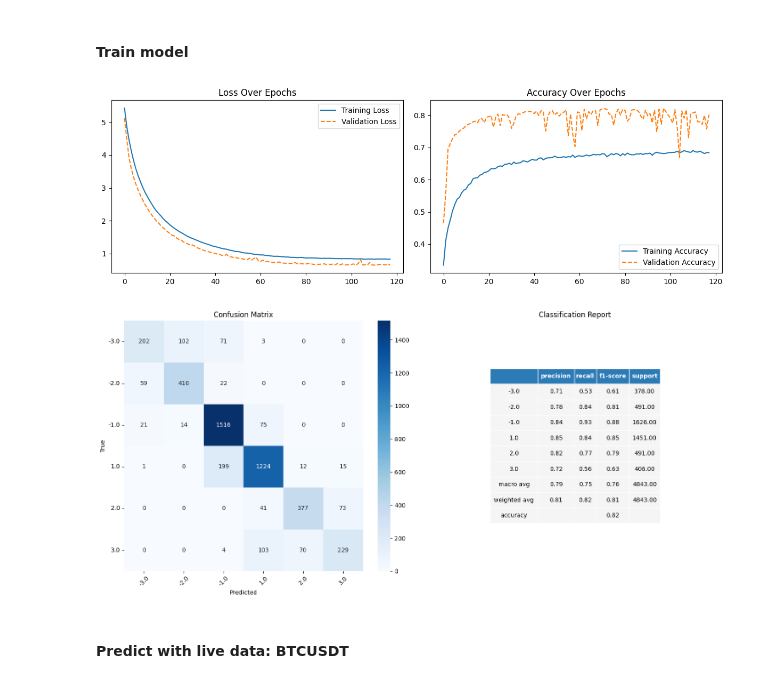
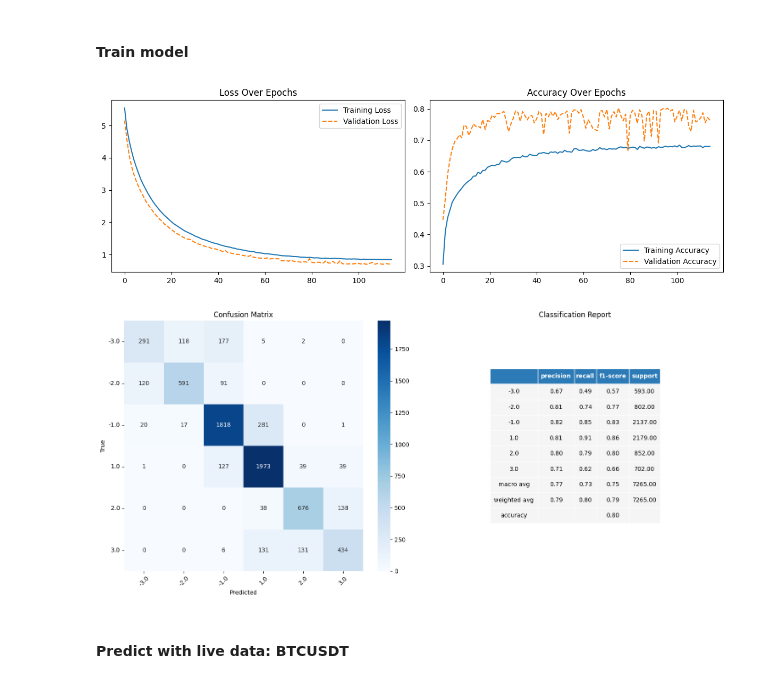
Before and after one commit to natapone/btc_live_price_prediction, a Jupyter notebook: 06_live_model.ipynb, the cells around one changed output. Cells and saved outputs as stored; diff of their text form; code cells hidden in the pictures.

Commit message:
evaluate live prediction

```diff
--- a/06_live_model.ipynb
+++ b/06_live_model.ipynb
@@ -36,13 +36,13 @@ datetime
 # %%
 from btc_trend_predictor import BtcTrendPredictor
 
 predict_period = 2
 predictor = BtcTrendPredictor(predict_period = predict_period)
 
-model_path =  predictor.train_dl_trend_prediction_model(test_size=0.2, epochs=300, verbose=0)
+model_path =  predictor.train_dl_trend_prediction_model(test_size=0.3, epochs=300, verbose=0)
 # %% [output]
-[figure, old version]
+[figure, new version]
-[figure, old version]
+[figure, new version]
 # %% [markdown]
 #### Predict with live data: BTCUSDT
 # %%
```
Also changed, not shown: parts of 2 cells of this notebook, 3 other files.
